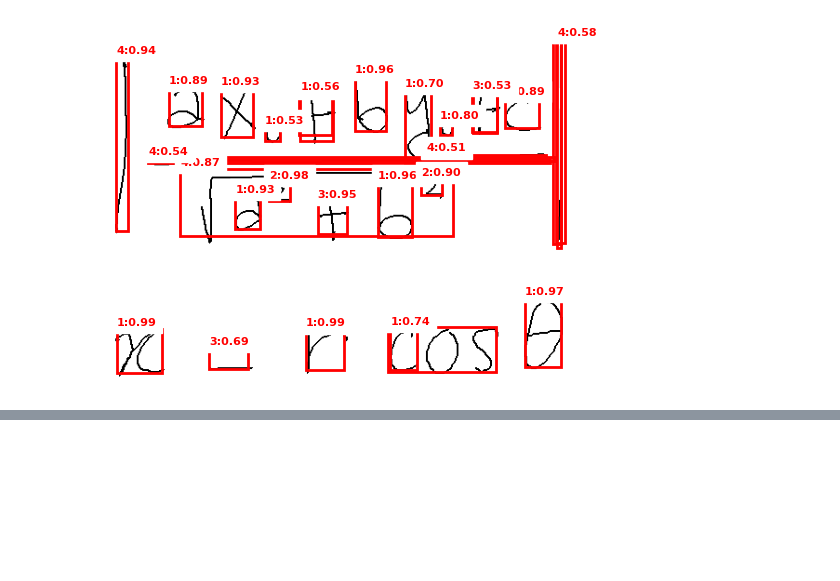
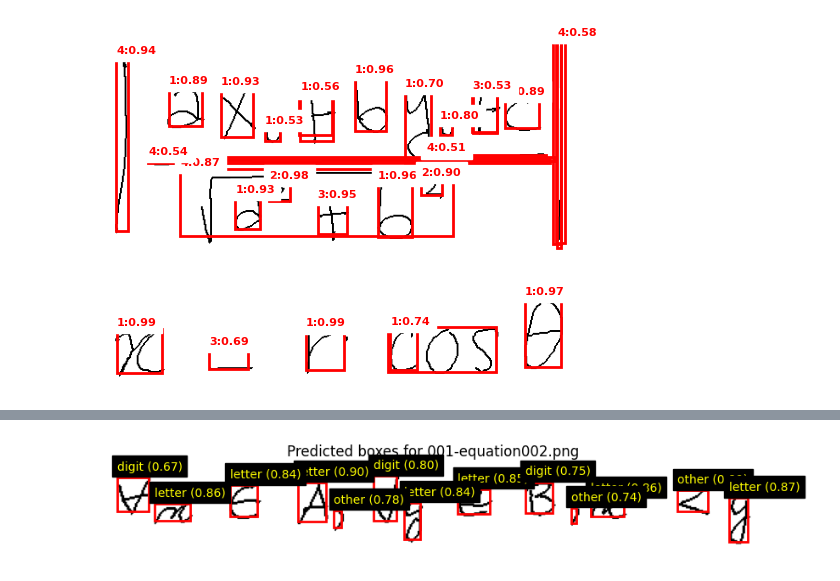
Before and after one commit to Raclax/DL_project_marie_clara, a Jupyter notebook: microtest.ipynb, the cells around one changed output, grey strips where cells are left out. Drawn from its saved outputs; the diff is of its cells as text; code cells hidden in the pictures; blank space fills up the shorter version.

```diff
--- a/microtest.ipynb
+++ b/microtest.ipynb
@@ -1194,0 +1731,68 @@ Overall: TP=212 FP=64 FN=29  Precision=0.768 Recall=0.880
+# %%
+# Correction: affiche l'image demandée avec les boxes précises fournies (utilise Image.open)
+from PIL import Image
+import matplotlib.pyplot as plt
+import matplotlib.patches as patches
+from pathlib import Path
+
+img_path = root+"/001-equation002.png"
+
+
+"""
+Box 0: letter (conf: 0.90) -> [146.7, 14.7, 167.8, 44.6]
+Box 1: other (conf: 0.89) -> [435.1, 20.7, 458.4, 36.8]
+Box 2: letter (conf: 0.87) -> [474.2, 26.5, 488.5, 59.5]
+Box 3: letter (conf: 0.86) -> [37.3, 30.7, 64.7, 43.9]
+Box 4: letter (conf: 0.86) -> [368.9, 26.7, 394.4, 40.5]
+Box 5: letter (conf: 0.85) -> [268.1, 19.9, 292.5, 38.7]
+Box 6: letter (conf: 0.84) -> [94.7, 16.8, 115.9, 40.7]
+Box 7: letter (conf: 0.84) -> [227.4, 30.1, 239.6, 57.6]
+Box 8: digit (conf: 0.80) -> [203.9, 9.8, 221.7, 44.0]
+Box 9: other (conf: 0.78) -> [173.8, 36.1, 179.7, 49.0]
+Box 10: digit (conf: 0.75) -> [319.3, 14.5, 340.1, 37.9]
+Box 11: other (conf: 0.74) -> [354.1, 34.0, 358.5, 45.4]
+Box 12: digit (conf: 0.67) -> [9.0, 10.8, 33.0, 36.7]"""
+
+# Boxes: tuples of (label, confidence, [x1,y1,x2,y2])
+boxes = [
+    ("letter", 0.90, [146.7, 14.7, 167.8, 44.6]),
+    ("other", 0.89, [435.1, 20.7, 458.4, 36.8]),
+    ("letter", 0.87, [474.2, 26.5, 488.5, 59.5]),
+    ("letter", 0.86, [37.3, 30.7, 64.7, 43.9]),
+    ("letter", 0.86, [368.9, 26.7, 394.4, 40.5]),
+    ("letter", 0.85, [268.1, 19.9, 292.5, 38.7]),
+    ("letter",  0.84, [94.7, 16.8, 115.9, 40.7]),
+    ("letter", 0.84, [227.4, 30.1, 239.6, 57.6]),
+    ("digit",  0.80, [203.9, 9.8, 221.7, 44.0]),
+    ("other", 0.78, [173.8, 36.1, 179.7, 49.0]),
+    ("digit", 0.75, [319.3, 14.5, 340.1, 37.9]),
+    ("other", 0.74, [354.1, 34.0, 358.5, 45.4]),
+    ("digit",  0.67, [9.0, 10.8, 33.0, 36.7]),
+]
+
+# Ensure path exists before opening
+p = Path(img_path)
+if not p.exists():
+    raise FileNotFoundError(f"Image not found at path: {img_path}. Ensure the path is accessible from this notebook environment and that Drive is mounted if needed.")
+
+# Use PIL.Image.open (not builtin open) then convert
+img = Image.open(p).convert('RGB')
+
+# Plot
+fig, ax = plt.subplots(1, figsize=(10,8))
+ax.imshow(img)
+for (label, conf, box) in boxes:
+    x1,y1,x2,y2 = box
+    w = x2 - x1
+    h = y2 - y1
+    rect = patches.Rectangle((x1,y1), w, h, linewidth=2, edgecolor='r', facecolor='none')
+    ax.add_patch(rect)
+    # Annotate label and confidence above the box
+    txt = f"{label} ({conf:.2f})"
+    ax.text(x1, max(0,y1-6), txt, fontsize=10, color='yellow', backgroundcolor='black')
+
+ax.axis('off')
+plt.title('Predicted boxes for 001-equation002.png')
+plt.show()
+# %% [output]
+[figure, added]
```
Also changed, not shown: parts of 16 cells of this notebook, 5 other files.
